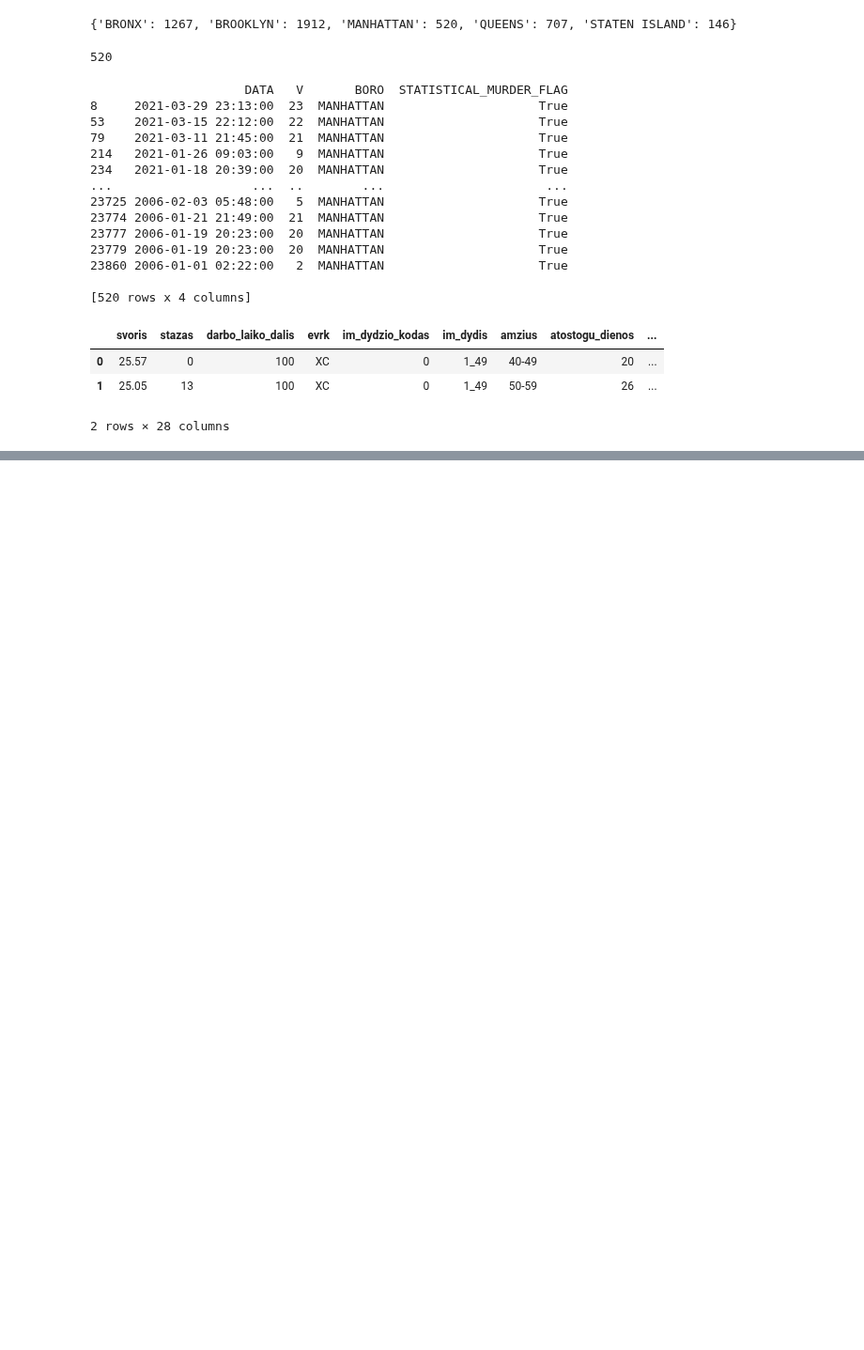
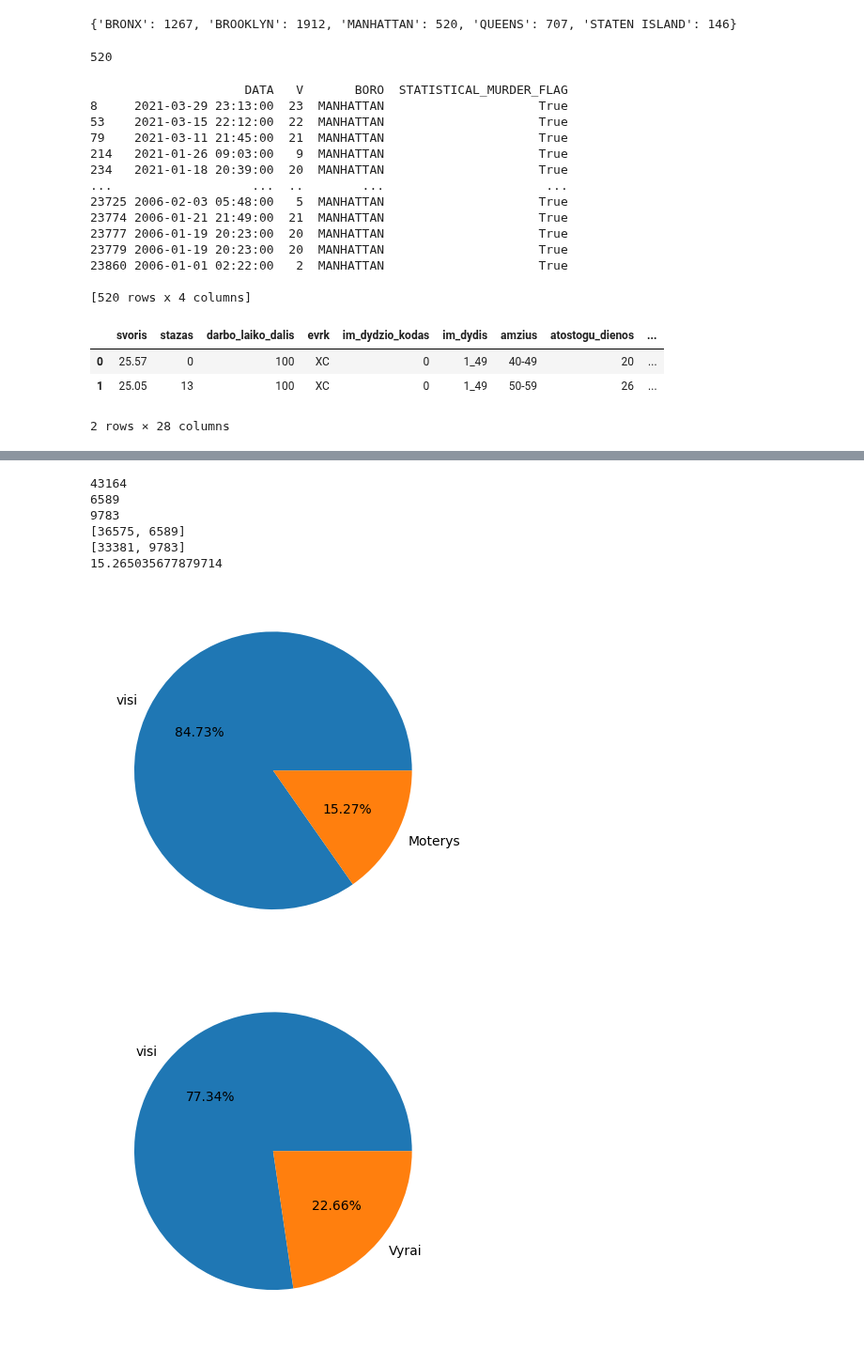
Before and after one commit to ISeeBugsEverywhere/DataScienceNotebooks, a Jupyter notebook: Studentai/PauliusS/Paskaita28 (Panda2).ipynb, the cells around one changed output, grey strips where cells are left out. Shown at 94% size. Saved outputs shown, nothing was run; the diff lists cells and outputs as text; code cells hidden in the pictures; blank space fills up the shorter version.

```diff
--- a/Studentai/PauliusS/Paskaita28 (Panda2).ipynb
+++ b/Studentai/PauliusS/Paskaita28 (Panda2).ipynb
@@ -313,0 +318,37 @@ vyr_virs = vyrai[vyrai['bdu_spalio'] > vyr_vidurkis]
+# %%
+# 1) parodykite, kiek % moterų, vyrų nuo visos imties uždirba daugiau, nei vidurkis
+
+moterys_viso = len(moterys)
+vyrai_viso = len(vyrai)
+viso = moterys_viso + vyrai_viso
+print(viso)
+
+tik_moterys = len(moterys[moterys['bdu_spalio'] > bendras_vidurkis])
+tik_vyrai = len(vyrai[vyrai['bdu_spalio'] > bendras_vidurkis])
+
+grafikasM = [viso-tik_moterys, tik_moterys]
+grafikasV = [viso-tik_vyrai, tik_vyrai]
+
+
+print(tik_moterys)
+print(tik_vyrai)
+print(grafikasM)
+print(grafikasV)
+
+a = (6589*100)/43164
+print(a)
+
+plt.pie(grafikasM, labels = ['visi', 'Moterys'], autopct='%.2f%%')
+plt.show()
+
+plt.pie(grafikasV, labels = ['visi', 'Vyrai'], autopct='%.2f%%')
+plt.show()
+# %% [output]
+43164
+6589
+9783
+[36575, 6589]
+[33381, 9783]
+15.265035677879714
+[figure, added]
+[figure, added]
```
Also changed, not shown: parts of 2 cells of this notebook.
